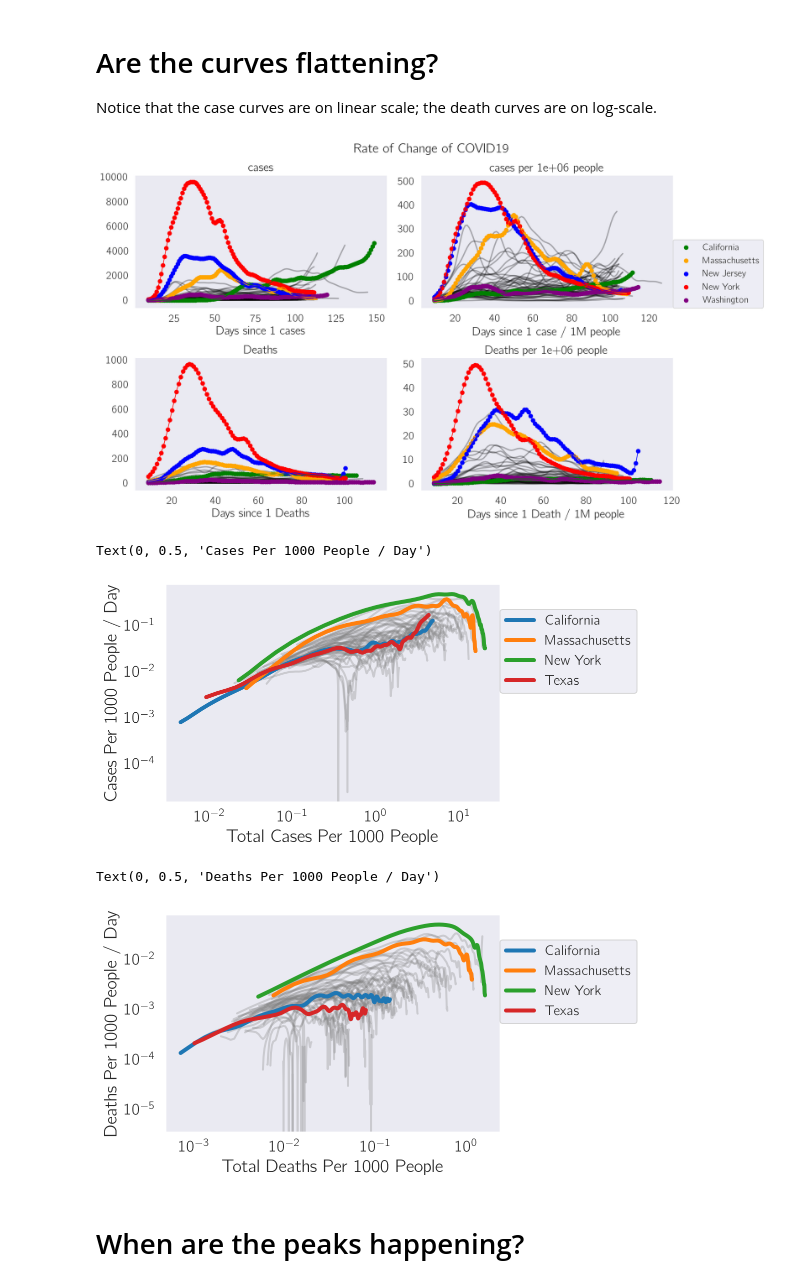
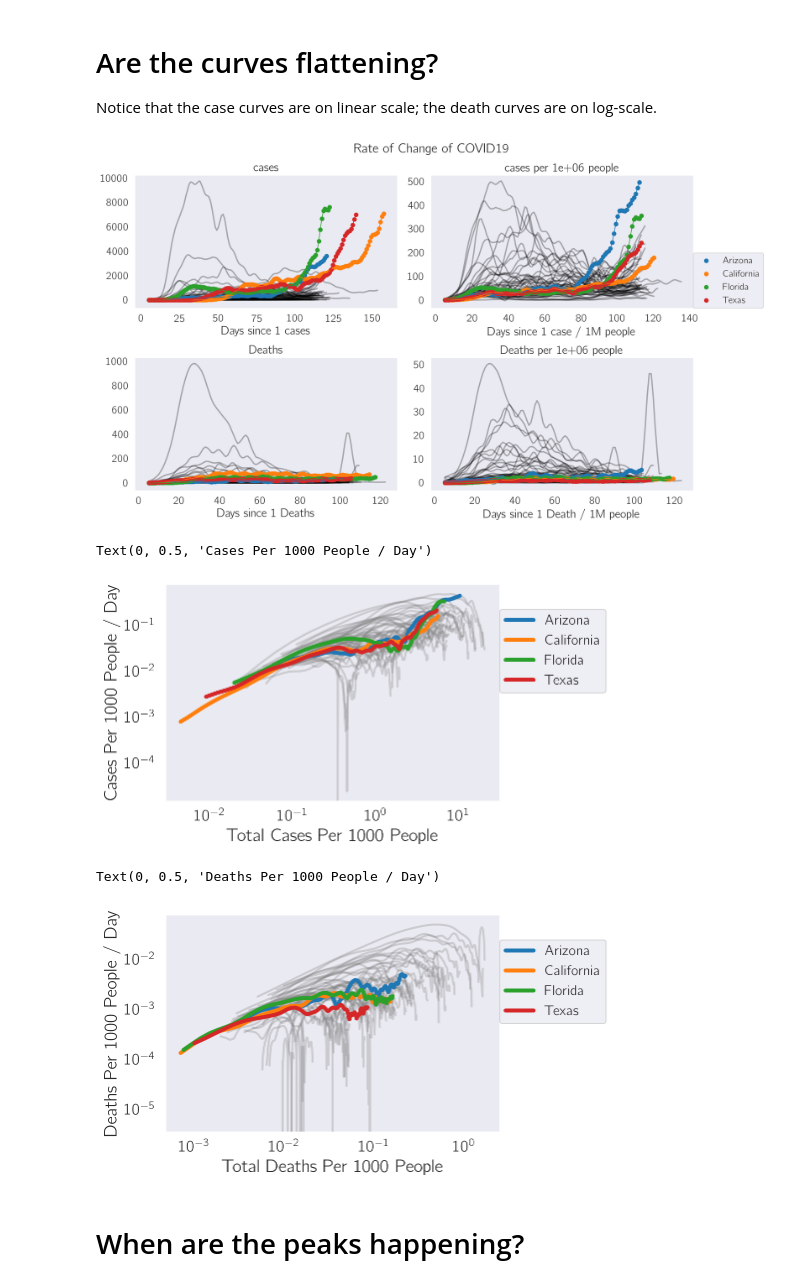
Before and after one commit to dangeles/dangeles.github.io, a Jupyter notebook: jupyter/covid19_rolling.ipynb, the cells around one changed output. Drawn from its saved outputs; the diff is of its cells as text; code cells hidden in the pictures.

Commit message:
july 9 update. Automated line highlighting to color 4 worst states

```diff
--- a/jupyter/covid19_rolling.ipynb
+++ b/jupyter/covid19_rolling.ipynb
@@ -75,4 +75,21 @@ cases = df.groupby('state').cases.apply(max).sum()
 death_toll = df.groupby('state').deaths.apply(max).sum()
 print('Cases in the US at last update: {0:.2f}'.format(cases / 10 ** 6), 'million')
 print('Death toll in the US at last update: {0:.0f} thousand'.format(death_toll / 10 ** 3))
+
+# calculate worst off states right now:
+c_ = []
+for n, g in df[df.cases > 10 ** 3].groupby('state'):
+    x = (g.date - g.date.min()) / dt.timedelta(days=1)
+
+    if len(g) < 15:
+        continue
+    y = g.cases.rolling(window=10, win_type='gaussian',
+                          center=True).mean(std=2).round()
+    y = y.diff()
+    c_ += [[n, y.dropna().values[-1]]]
+
+worst = pd.DataFrame(c_, columns=['state', 'new_cases'])
+worst.sort_values('new_cases', inplace=True)
+worst = worst.state.values[-4:]
+print('Worst states right now:', worst)
 # %% [output]
@@ -139,33 +159,35 @@ Notice that the case curves are on linear scale; the death curves are on log-sca
 fig, ax = plt.subplots(ncols=2, nrows=2, figsize=(14, 8), constrained_layout=True)
 
 fig.suptitle('Rate of Change of COVID19', fontsize=20)
-ax[0, :] = cv.plot(ax[0], df, 'cases', 'normedPopCases',  n1=1, gradient=True, window=8, smooth=True)
+ax[0, :] = cv.plot(ax[0], df, 'cases', 'normedPopCases',  n1=1, gradient=True, window=8)
 ax[1, :] = cv.plot(ax[1], df, 'deaths', 'normedPopDeaths',
-                   1, 10 ** -8, ylab='Death', gradient=True, window=8, smooth=True)
+                   1, 10 ** -8, ylab='Death', gradient=True, window=8)
 
+# for ai in ax[1, :]:
+#     ai.set_yscale('log')
 _ = ax[0, 1].legend(loc=(1, 0))
 # %% [output]
-[figure, old version]
+[figure, new version]
 # %%
 for n, g in df.groupby('state'):
     x = 1000 * g[g.cases > 50].normedPopCases.rolling(window=10, win_type='gaussian', center=True).mean(std=2)
-    if n not in ['California', 'Texas', 'New York', 'Massachusetts']:
+    if n not in worst:
         plt.plot(x, np.gradient(x), color='gray', lw=2, alpha=0.3)
     else:
         plt.plot(x, np.gradient(x), label=n, lw=4, zorder=np.inf)
 
 plt.xscale('log')
 plt.yscale('log')
 plt.legend(loc=(1, 0.5))
 plt.xlabel('Total Cases Per 1000 People')
 plt.ylabel('Cases Per 1000 People / Day')
 # %% [output]
 Text(0, 0.5, 'Cases Per 1000 People / Day')
-[figure, old version]
+[figure, new version]
 # %%
 for n, g in df.groupby('state'):
     x = 1000 * g[g.deaths > 5].normedPopDeaths.rolling(window=10, win_type='gaussian', center=True).mean(std=2)
-    if n not in ['California', 'Texas', 'New York', 'Massachusetts']:
+    if n not in worst:
         plt.plot(x, np.gradient(x), color='gray', lw=2, alpha=0.3)
     else:
         plt.plot(x, np.gradient(x), label=n, lw=4, zorder=np.inf)
@@ -177,7 +199,7 @@ plt.xlabel('Total Deaths Per 1000 People')
 plt.ylabel('Deaths Per 1000 People / Day')
 # %% [output]
 Text(0, 0.5, 'Deaths Per 1000 People / Day')
-[figure, old version]
+[figure, new version]
 # %% [markdown]
 # When are the peaks happening?
 # %%
```
Also changed, not shown: parts of 15 cells of this notebook, 7 other files.
